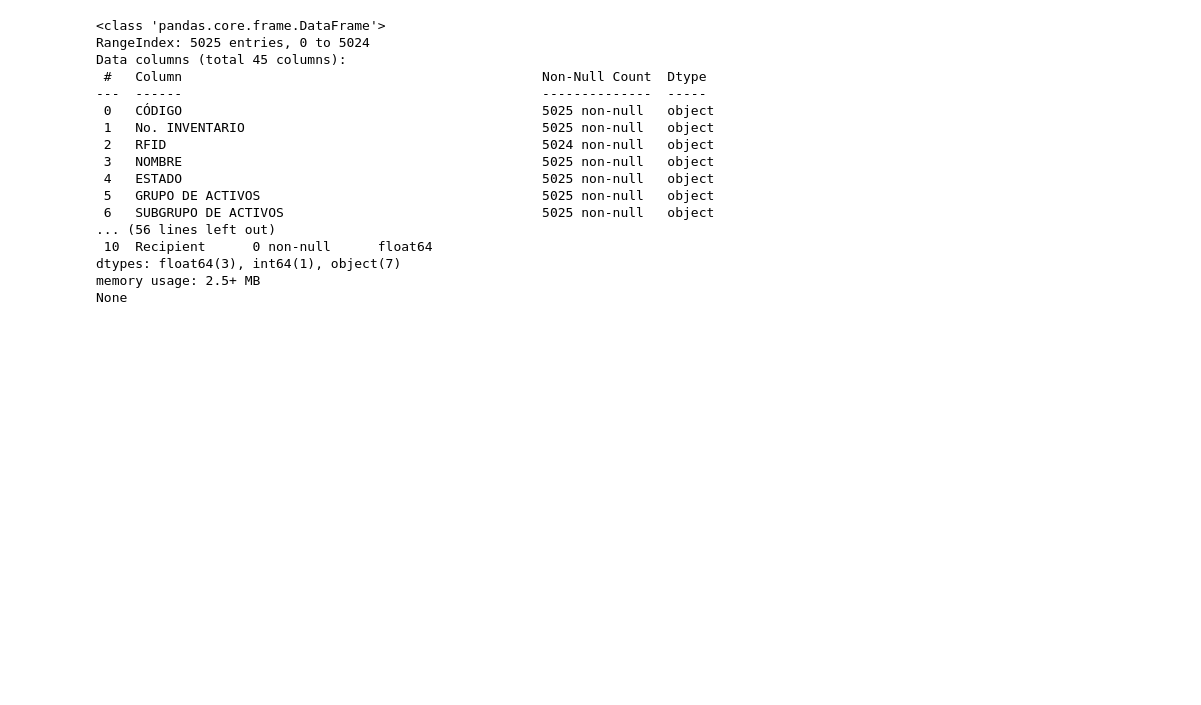
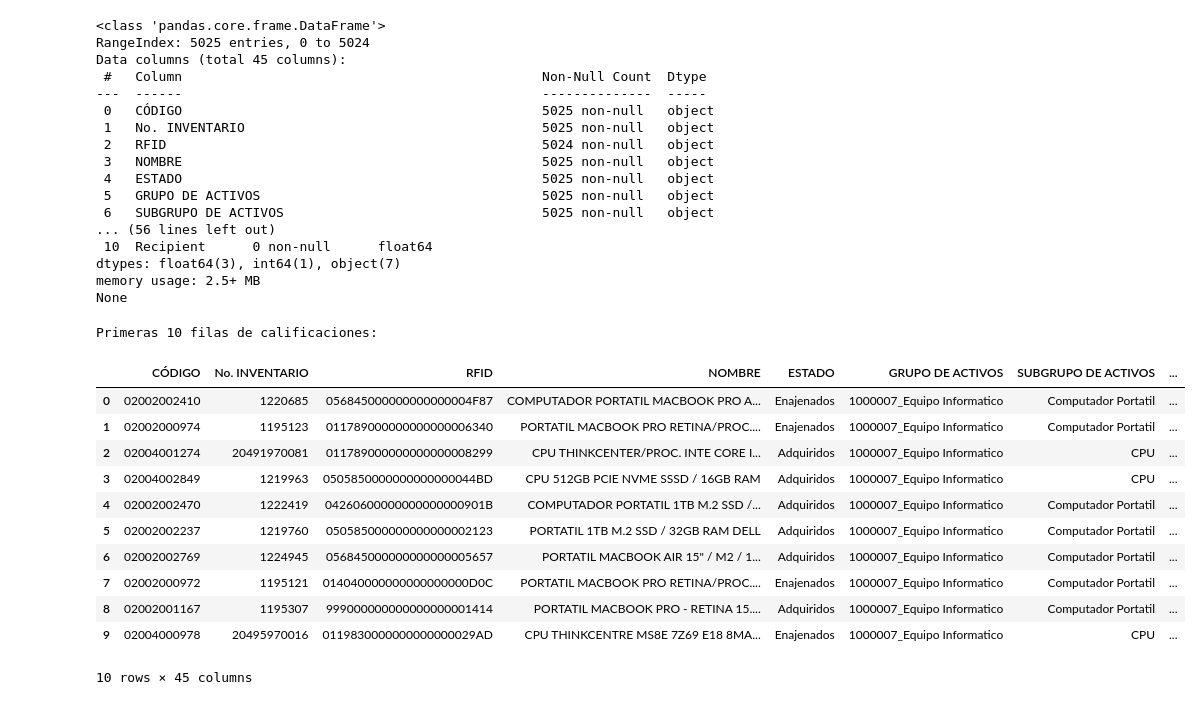
Before and after one commit to mpjuarez/introduccion-IA, a Jupyter notebook: TT_IA.ipynb, the cells around one changed output. Cells and saved outputs as stored; diff of their text form; code cells hidden in the pictures; blank space fills up the shorter version.

```diff
--- a/TT_IA.ipynb
+++ b/TT_IA.ipynb
@@ -101,3 +102,21 @@ Data columns (total 45 columns):
 dtypes: float64(3), int64(1), object(7)
 memory usage: 2.5+ MB
 None
+# %%
+# Muestra las primeras 10 filas de Activos-mst
+print("Primeras 10 filas de calificaciones:")
+display(Activos_MST.head(10))
+# %% [output]
+Primeras 10 filas de calificaciones:
+|  | CÓDIGO | No. INVENTARIO | RFID | NOMBRE | ESTADO | GRUPO DE ACTIVOS | SUBGRUPO DE ACTIVOS | ... |
+| 0 | 02002002410 | 1220685 | 056845000000000000004F87 | COMPUTADOR PORTATIL MACBOOK PRO A... | Enajenados | 1000007_Equipo Informatico | Computador Portatil | ... |
+| 1 | 02002000974 | 1195123 | 011789000000000000006340 | PORTATIL MACBOOK PRO RETINA/PROC.... | Enajenados | 1000007_Equipo Informatico | Computador Portatil | ... |
+| 2 | 02004001274 | 20491970081 | 011789000000000000008299 | CPU THINKCENTER/PROC. INTE CORE I... | Adquiridos | 1000007_Equipo Informatico | CPU | ... |
+| 3 | 02004002849 | 1219963 | 0505850000000000000044BD | CPU 512GB PCIE NVME SSSD / 16GB RAM | Adquiridos | 1000007_Equipo Informatico | CPU | ... |
+| 4 | 02002002470 | 1222419 | 04260600000000000000901B | COMPUTADOR PORTATIL 1TB M.2 SSD /... | Adquiridos | 1000007_Equipo Informatico | Computador Portatil | ... |
+| 5 | 02002002237 | 1219760 | 050585000000000000002123 | PORTATIL 1TB M.2 SSD / 32GB RAM DELL | Adquiridos | 1000007_Equipo Informatico | Computador Portatil | ... |
+| 6 | 02002002769 | 1224945 | 056845000000000000005657 | PORTATIL MACBOOK AIR 15" / M2 / 1... | Adquiridos | 1000007_Equipo Informatico | Computador Portatil | ... |
+| 7 | 02002000972 | 1195121 | 014040000000000000000D0C | PORTATIL MACBOOK PRO RETINA/PROC.... | Enajenados | 1000007_Equipo Informatico | Computador Portatil | ... |
+| 8 | 02002001167 | 1195307 | 999000000000000000001414 | PORTATIL MACBOOK PRO - RETINA 15.... | Adquiridos | 1000007_Equipo Informatico | Computador Portatil | ... |
+| 9 | 02004000978 | 20495970016 | 0119830000000000000029AD | CPU THINKCENTRE MS8E 7Z69 E18 8MA... | Enajenados | 1000007_Equipo Informatico | CPU | ... |
+10 rows × 45 columns
```
Also changed, not shown: parts of 5 cells of this notebook.
